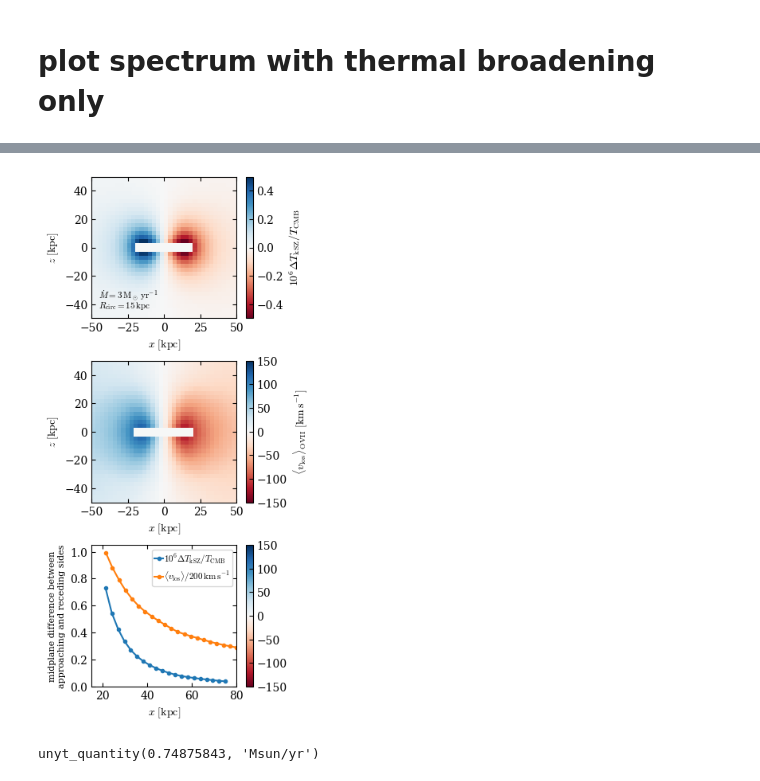
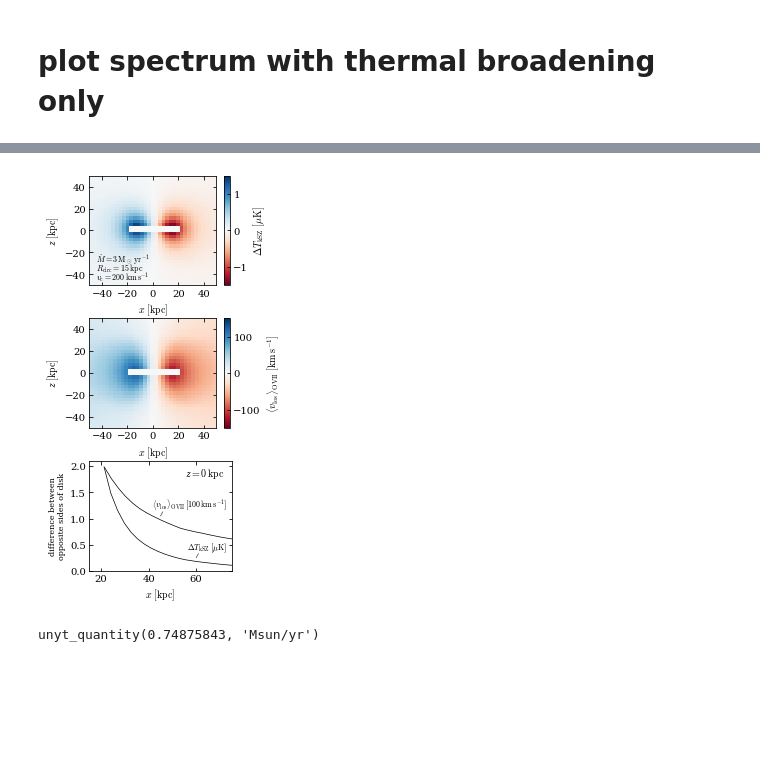
Before and after one commit to JonathanSternAstro/gizmo_analysis, a Jupyter notebook: ipynb/subsonic_solution/observables.ipynb, the cells around one changed output, grey strips where cells are left out. Drawn from its saved outputs; the diff is of its cells as text; code cells hidden in the pictures; blank space fills up the shorter version.

```diff
--- a/ipynb/subsonic_solution/observables.ipynb
+++ b/ipynb/subsonic_solution/observables.ipynb
@@ -118,5 +114,7 @@ maskR, maskz = 20,3
 # %%
-y = kSZ * 1e6
+maskR, maskz = 20,3
+TCMB = 2.726
+y = kSZ * 1e6 * TCMB
 Xmesh,Ymesh = np.meshgrid(X,Y)
 mask = ~((np.abs(Xmesh)<maskR) & (np.abs(Ymesh)<maskz))
 y_tuple = X,Y,y * mask
@@ -223,0 +221,5 @@ yt : [INFO     ] 2023-05-28 14:14:49,257 Making a FITS image of field velocity_x
+# %%
+X,Y = emission_weighted_velocity_tuple[:2]
+Xmesh,Ymesh = np.meshgrid(X,Y)
+mask = ~((np.abs(Xmesh)<maskR) & (np.abs(Ymesh)<maskz))
+emission_weighted_velocity_tuple = X,Y,emission_weighted_velocity*mask
@@ -224,45 +228,52 @@ yt : [INFO     ] 2023-05-28 14:14:49,257 Making a FITS image of field velocity_x
 # %%
-xrng = 50;
-fig = pl.figure(figsize=(3.5,7))
+xrng = 50
+fig = pl.figure(figsize=(fig_width_half,6))
 gs  = matplotlib.gridspec.GridSpec(ncols=1, nrows=3)
+gs2  = matplotlib.gridspec.GridSpec(ncols=10, nrows=3)
 pl.subplots_adjust(hspace=0.3,left=0.2,right=0.85,wspace=0.4,top=0.99,bottom=0.075)
 for iobs in range(2):
     X,Y,vals = (y_tuple,emission_weighted_velocity_tuple)[iobs]
     mid,ind = len(Y)//2,np.searchsorted(X,-26)
-    label = (r'$10^{6}\Delta T_{\rm kSZ}/T_{\rm CMB}$',r'$\langle v_{\rm los}\rangle_{\rm OVII}\ [{\rm km}\,{\rm s}^{-1}]$')[iobs]
-    vrng=(0.5,150)[iobs]
+    label = (r'$\Delta T_{\rm kSZ}\ [\mu{\rm K}]$',r'$\langle v_{\rm los}\rangle_{\rm OVII}\ [{\rm km}\,{\rm s}^{-1}]$')[iobs]
+    vrng=(1.5,150)[iobs]
     ax = fig.add_subplot(gs[iobs])
     pl.pcolormesh(X,Y,vals,cmap='RdBu',vmin=-vrng,vmax=vrng)
     pl.colorbar(label=label)
     pl.ylabel(r'$z\ [{\rm kpc}]$')
     pl.xlim(-xrng,xrng)
     pl.ylim(-xrng,xrng)
     pl.xlabel(r'$x\ [{\rm kpc}]$')
+    ax.xaxis.set_major_locator(ticker.MultipleLocator(20))
+    ax.yaxis.set_major_locator(ticker.MultipleLocator(20))
     if iobs==0:
-        pl.text(-45,-36,r'$\dot{M}=3\,{\rm M}_\odot\,{\rm yr}^{-1}$',fontsize=8)
-        pl.text(-45,-43,r'$R_{\rm circ}=15\,{\rm kpc}$',fontsize=8)
-ax = fig.add_subplot(gs[2])
+        pl.text(-45,-45,r'$v_{\rm c}=200\,{\rm km}\,{\rm s}^{-1}$',fontsize=8)
+        pl.text(-45,-29,r'$\dot{M}=3\,{\rm M}_\odot\,{\rm yr}^{-1}$',fontsize=8)
+        pl.text(-45,-36,r'$R_{\rm circ}=15\,{\rm kpc}$',fontsize=8)
+ax = fig.add_subplot(gs2[2,:9])
 for iobs in range(2):
     if iobs==0:
         X,Y,vals = y_tuple
-        label = r'$10^{6}\Delta T_{\rm kSZ}/T_{\rm CMB}$'
+        label = r'$\Delta T_{\rm kSZ}\ [\mu{\rm K}]$'
         norm = 1
+        pl.text(73,0.4,label,fontsize=8,ha='right')
+        pl.plot([61,60],[0.33,0.25],lw=0.5,c='k')
     else:
         X,Y,vals = emission_weighted_velocity_tuple
-        norm = 200
-        label = r'$\langle v_{\rm los}\rangle /%d\,{\rm km}\,{\rm s}^{-1}$'%norm
+        norm = 100
+        label = r'$\langle v_{\rm los}\rangle_{\rm OVII}\,[%d\,{\rm km}\,{\rm s}^{-1}]$'%norm
+        pl.text(73,1.2,label,fontsize=8,ha='right')
+        pl.plot([46,45],[1.13,1.05],lw=0.5,c='k')
     mid,ind = len(Y)//2,np.searchsorted(X,-20)
-    pl.plot(X[len(X)-ind:],(vals[mid,:ind][::-1]-vals[mid,len(X)-ind:])/norm,'.-',label=label)
-pl.xlim(15,80)
-pl.ylabel('midplane difference between\napproaching and receding sides',fontsize=8)
-pl.ylim(0,1.05)
-ax.yaxis.set_major_locator(ticker.MultipleLocator(0.2))
+    pl.plot(X[len(X)-ind:],(vals[mid,:ind][::-1]-vals[mid,len(X)-ind:])/norm,c='k',lw=0.7,ms=3)
+pl.text(0.95,0.95,r'$z=0\,{\rm kpc}$',fontsize=10,ha='right',va='top',transform=ax.transAxes)
+pl.xlim(15,75)
+pl.ylabel('difference between\nopposite sides of disk',fontsize=8)
+pl.ylim(0,2.1)
+ax.yaxis.set_major_locator(ticker.MultipleLocator(0.5))
 pl.xlabel(r'$x\ [{\rm kpc}]$')
-pl.legend(handletextpad=0.1,borderpad=0.25,handlelength=1,fontsize=8)
-cb = pl.colorbar(ax=ax); cb.set_alpha(0)
 pl.savefig(figdir+'observed_velocity.pdf')
 # %% [output]
-[figure, old version]
+[figure, new version]
 # %%
 r=100*un.kpc
 (0.8e-3*cons.mp/0.7*un.cm**-3*2/3*4*np.pi*r**3*(r/(10*un.kpc))**-1.5).to('Msun')/(1e10*un.yr)
```
Also changed, not shown: parts of 49 cells of this notebook, 7 other files.
